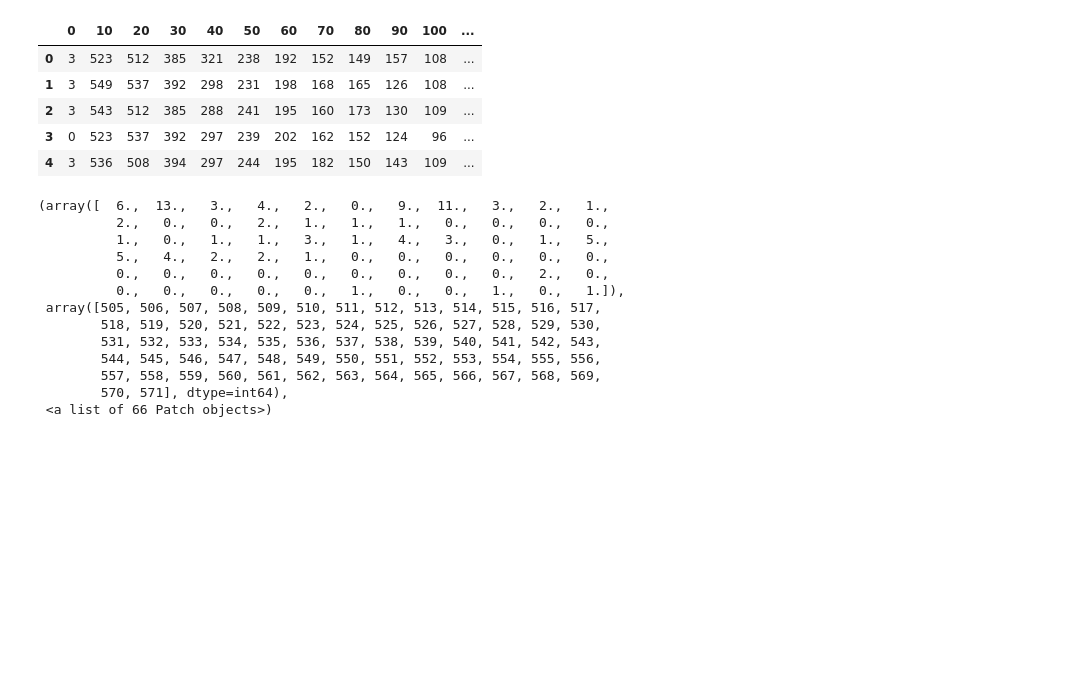
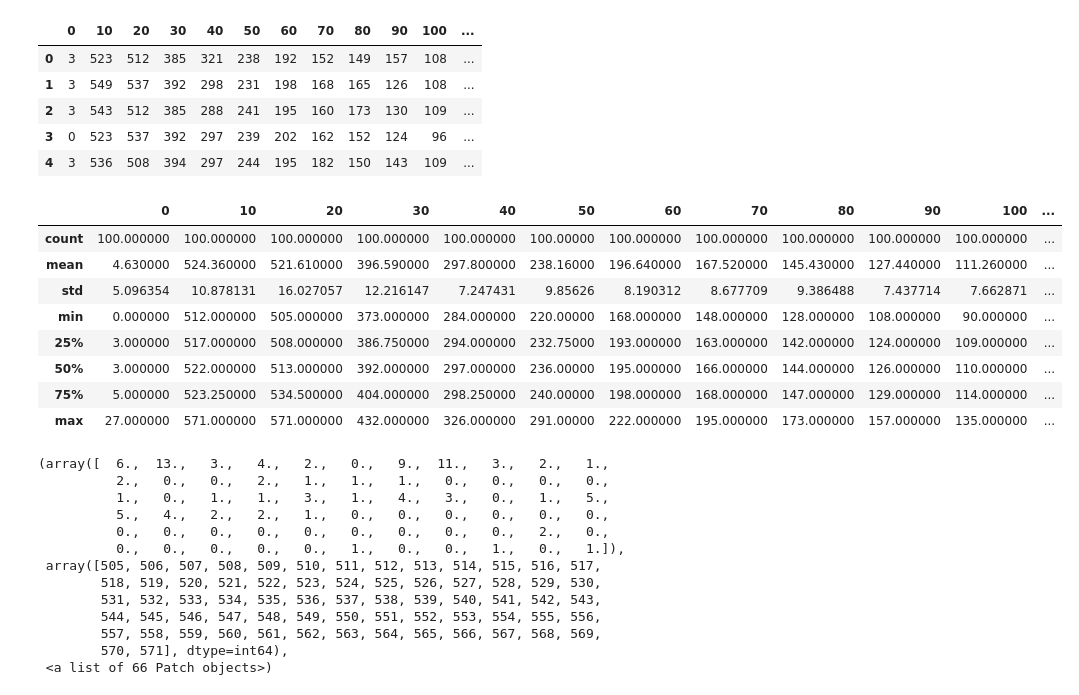
Before and after one commit to a-pradhan/SensorOutputAnalysis, a Jupyter notebook: Sensor Noise Analysis.ipynb, the cells around one changed output. Saved outputs shown, nothing was run; the diff lists cells and outputs as text; code cells hidden in the pictures; blank space fills up the shorter version.

```diff
--- a/Sensor Noise Analysis.ipynb
+++ b/Sensor Noise Analysis.ipynb
@@ -22,6 +22,18 @@ left_sharp_df.head()
 | 2 | 3 | 543 | 512 | 385 | 288 | 241 | 195 | 160 | 173 | 130 | 109 | ... |
 | 3 | 0 | 523 | 537 | 392 | 297 | 239 | 202 | 162 | 152 | 124 | 96 | ... |
 | 4 | 3 | 536 | 508 | 394 | 297 | 244 | 195 | 182 | 150 | 143 | 109 | ... |
+# %%
+left_sharp_df.describe()
+# %% [output]
+|  | 0 | 10 | 20 | 30 | 40 | 50 | 60 | 70 | 80 | 90 | 100 | ... |
+| count | 100.000000 | 100.000000 | 100.000000 | 100.000000 | 100.000000 | 100.00000 | 100.000000 | 100.000000 | 100.000000 | 100.000000 | 100.000000 | ... |
+| mean | 4.630000 | 524.360000 | 521.610000 | 396.590000 | 297.800000 | 238.16000 | 196.640000 | 167.520000 | 145.430000 | 127.440000 | 111.260000 | ... |
+| std | 5.096354 | 10.878131 | 16.027057 | 12.216147 | 7.247431 | 9.85626 | 8.190312 | 8.677709 | 9.386488 | 7.437714 | 7.662871 | ... |
+| min | 0.000000 | 512.000000 | 505.000000 | 373.000000 | 284.000000 | 220.00000 | 168.000000 | 148.000000 | 128.000000 | 108.000000 | 90.000000 | ... |
+| 25% | 3.000000 | 517.000000 | 508.000000 | 386.750000 | 294.000000 | 232.75000 | 193.000000 | 163.000000 | 142.000000 | 124.000000 | 109.000000 | ... |
+| 50% | 3.000000 | 522.000000 | 513.000000 | 392.000000 | 297.000000 | 236.00000 | 195.000000 | 166.000000 | 144.000000 | 126.000000 | 110.000000 | ... |
+| 75% | 5.000000 | 523.250000 | 534.500000 | 404.000000 | 298.250000 | 240.00000 | 198.000000 | 168.000000 | 147.000000 | 129.000000 | 114.000000 | ... |
+| max | 27.000000 | 571.000000 | 571.000000 | 432.000000 | 326.000000 | 291.00000 | 222.000000 | 195.000000 | 173.000000 | 157.000000 | 135.000000 | ... |
 # %%
 plt.hist(left_sharp_df["20"],bins=np.arange(left_sharp_df["20"].min(), left_sharp_df["20"].max() + 1))
 # %% [output]
```
Also changed, not shown: parts of 8 cells of this notebook, 7 other files.
